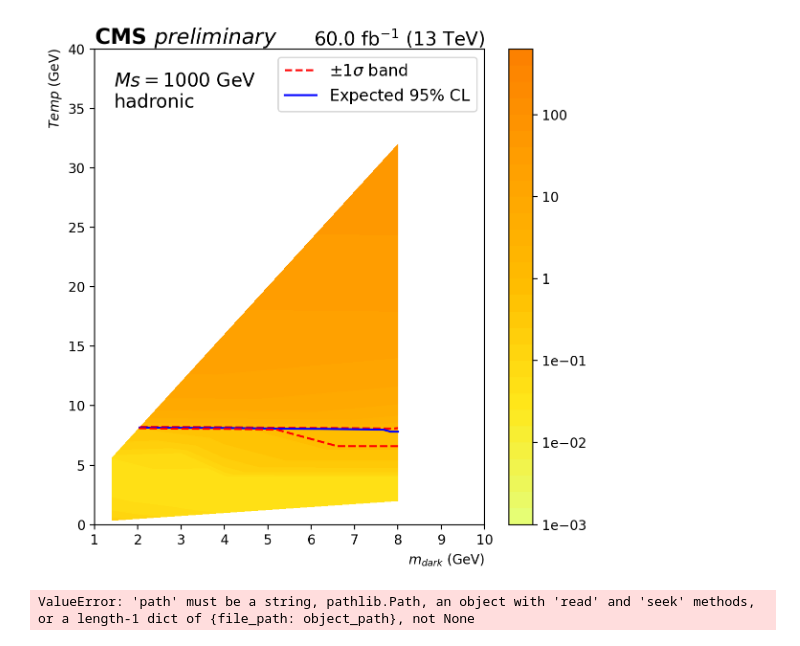
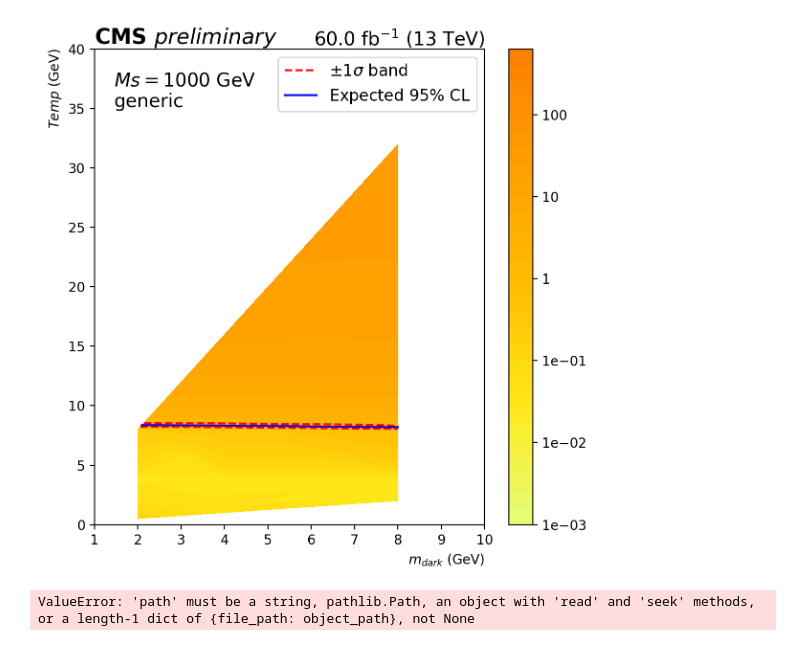
Before and after one commit to SUEPPhysics/SUEPLimits, a Jupyter notebook: notebook_tools/limits-2D.ipynb, the cells around one changed output. Cells and saved outputs as stored; diff of their text form; code cells hidden in the pictures.

```diff
--- a/notebook_tools/limits-2D.ipynb
+++ b/notebook_tools/limits-2D.ipynb
@@ -22 +19,7 @@ M = 1000
+# %%
+era = 2018
+M = 1000
+decay = 'generic'
+outdir = '/home/submit/pvanstee/public_html/SUEP/2D_limit_plots_NEW'
+Masses = [125,200,300,400,500,600,700,800,900,1000]
 # %%
@@ -63,16 +68,4 @@ def xs_scale(proc):
 # %%
 combine_files = glob.glob("../higgs*.root")
 # print(combine_files)
-# %%
-all_params = []
-for file in combine_files:
-    file_trim = file.split("HT1000_")[1]
-    proc = 'GluGluToSUEP_HT1000_' + file_trim.split('.Asymptotic')[0]
-    xsec = xs_scale(proc)
-    t = float(file_trim.split("_")[0].replace("p",".")[1:])
-    Mass = float(file_trim.split("_")[1][2:])
-    mphi = float(file_trim.split("_")[2][4:])
-    all_params.append([t,Mass,mphi,xsec])
-
-# print(all_params)
 # %%
@@ -125,8 +136,8 @@ def plot_SUEP(params=params,unblind=False):
     return_limit = []
 
     for pair in params:
-        limit = get_limits(get_SUEP_file(Mass=M, mdark=pair[0] ,t=pair[1] ,decay='hadronic'))
-        limit = limit #* pair[2] # To plot the xsection rather then mu
+        limit = get_limits(get_SUEP_file(Mass=M, mdark=pair[0] ,t=pair[1] ,decay=decay))
+        limit = limit #* pair[2] # To plot the xsection rather than mu
         if limit.shape == (2, 5):
             limit_lm.append(limit)
             limit_ma.append(pair[0])
@@ -210,37 +221,37 @@ def plot_SUEP(params=params,unblind=False):
         transform=ax.transAxes
     )
     lumi = plt.text(
         1., 1., r"%.1f fb$^{-1}$ (13 TeV)" % 60.0,
         fontsize=14, horizontalalignment='right',
         verticalalignment='bottom',
         transform=ax.transAxes
     )
 
     info = plt.text(
-        0.05, 0.87, r"$Ms = {}$ GeV""\n""hadronic".format(str(M)),
+        0.05, 0.87, r"$Ms = {}$ GeV""\n""{}".format(str(M),decay),
         fontsize=14, horizontalalignment='left',
         verticalalignment='bottom',
         transform=ax.transAxes
     )
 
     plt.xlim([1, 10])
     plt.ylim([0, 40])
 
 
     plt.legend(loc="upper right", fontsize=12)
     plt.tight_layout()
 
     if not os.path.exists('plots'):
         os.makedirs('plots')
-    plt.savefig("/home/submit/pvanstee/public_html/SUEP/2D_limit_plots/color_Temp_mdark_2D_limits_M{}.pdf".format(M), bbox_inches='tight')
-    plt.savefig("/home/submit/pvanstee/public_html/SUEP/2D_limit_plots/Color_Temp_mdark_2D_limits_M{}.png".format(M), bbox_inches='tight')
+    plt.savefig("{}/color_Temp_mdark_2D_limits_M{}_{}.pdf".format(outdir,M,decay), bbox_inches='tight')
+    plt.savefig("{}/Color_Temp_mdark_2D_limits_M{}_{}.png".format(outdir,M,decay), bbox_inches='tight')
     plt.show()
 
     return return_limit
 
 limit_result = plot_SUEP()
 # %% [output]
-[figure, old version]
+[figure, new version]
 # %%
 # To run through all masses
 
```
Also changed, not shown: parts of 5 cells of this notebook, 1 other file.
